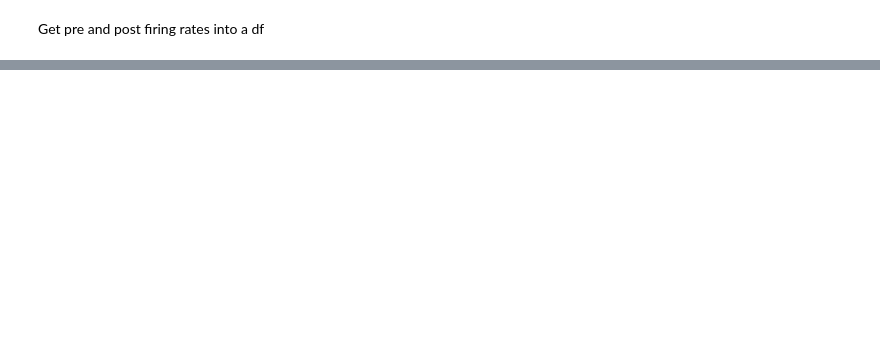
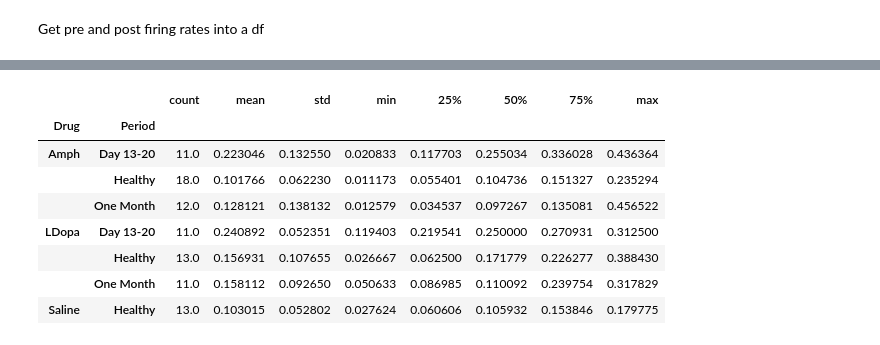
Before and after one commit to HanLabBU/-Dopamine-Depletion-CellReports, a Jupyter notebook: D1D2_analysis.ipynb, the cells around one changed output, grey strips where cells are left out. Cells and saved outputs as stored; diff of their text form; code cells hidden in the pictures; blank space fills up the shorter version.

```diff
--- a/D1D2_analysis.ipynb
+++ b/D1D2_analysis.ipynb
@@ -174,0 +176,3 @@ df.head()
+# %%
+df = pd.read_csv('D1D2_Analysis.csv')
+df.head()
@@ -174,0 +187,4 @@ df.head()
+# %%
+df2 = df[['Sess','NeuronNumber','Beta','Period','Drug','drugPeriod','All']]
+df2 = df2.pivot_table(values='All', index=['Sess','Drug','NeuronNumber','Beta','Period'], columns='drugPeriod')
+df2.head()
@@ -174,0 +225,13 @@ df.head()
+# %%
+df3 = df2.query("Post>Pre").groupby(["Sess",'Drug','Period']).count()/df2.groupby(["Sess",'Drug','Period']).count()
+df3.groupby(["Drug","Period"]).Post.describe()
+# %% [output]
+|  |  | count | mean | std | min | 25% | 50% | 75% | max |
+| Drug | Period |  |  |  |  |  |  |  |  |
+| Amph | Day 13-20 | 11.0 | 0.223046 | 0.132550 | 0.020833 | 0.117703 | 0.255034 | 0.336028 | 0.436364 |
+|  | Healthy | 18.0 | 0.101766 | 0.062230 | 0.011173 | 0.055401 | 0.104736 | 0.151327 | 0.235294 |
+|  | One Month | 12.0 | 0.128121 | 0.138132 | 0.012579 | 0.034537 | 0.097267 | 0.135081 | 0.456522 |
+| LDopa | Day 13-20 | 11.0 | 0.240892 | 0.052351 | 0.119403 | 0.219541 | 0.250000 | 0.270931 | 0.312500 |
+|  | Healthy | 13.0 | 0.156931 | 0.107655 | 0.026667 | 0.062500 | 0.171779 | 0.226277 | 0.388430 |
+|  | One Month | 11.0 | 0.158112 | 0.092650 | 0.050633 | 0.086985 | 0.110092 | 0.239754 | 0.317829 |
+| Saline | Healthy | 13.0 | 0.103015 | 0.052802 | 0.027624 | 0.060606 | 0.105932 | 0.153846 | 0.179775 |
```
Also changed, not shown: parts of 15 cells of this notebook, 9 other files.
